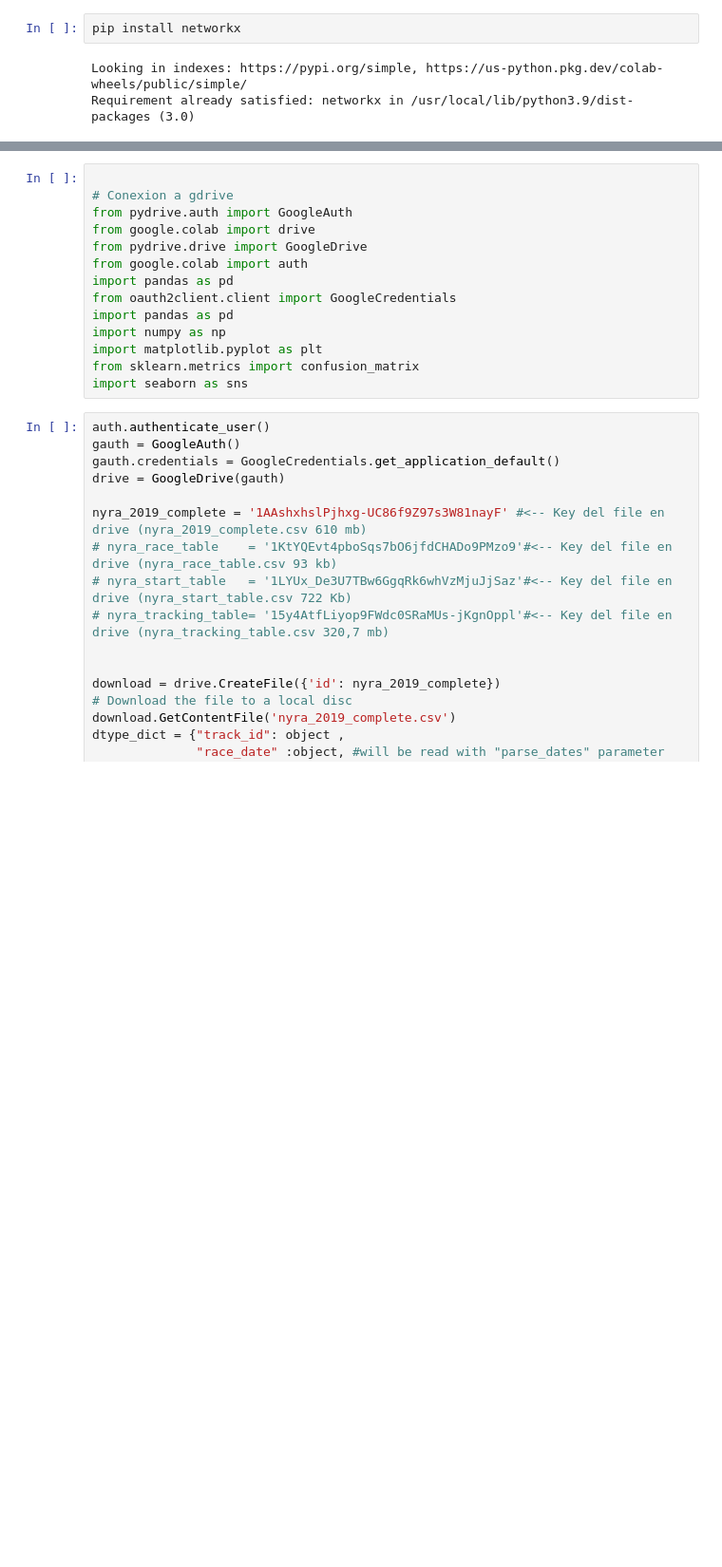
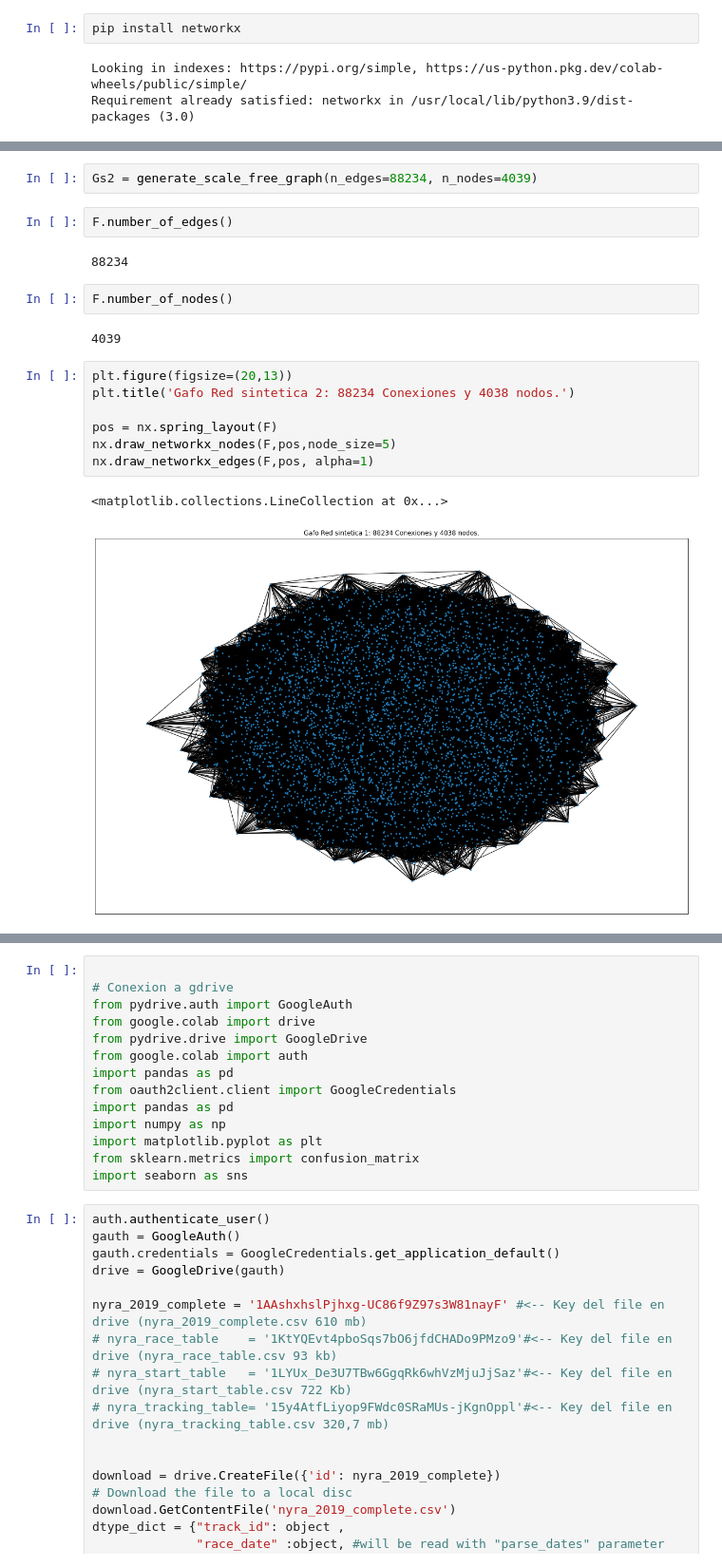
Before and after one commit to jsebastianquiroga/Topicos_analitica, a Jupyter notebook: Notebook/Social_Network_1.ipynb, the cells around one changed output, grey strips where cells are left out. Shown at 95% size. Saved outputs shown, nothing was run; the diff lists cells and outputs as text; blank space fills up the shorter version.

```diff
--- a/Notebook/Social_Network_1.ipynb
+++ b/Notebook/Social_Network_1.ipynb
@@ -135,0 +195,20 @@ NameError: ignored
+# %%
+Gs2 = generate_scale_free_graph(n_edges=88234, n_nodes=4039)
+# %%
+F.number_of_edges()
+# %% [output]
+88234
+# %%
+F.number_of_nodes()
+# %% [output]
+4039
+# %%
+plt.figure(figsize=(20,13))
+plt.title('Gafo Red sintetica 2: 88234 Conexiones y 4038 nodos.')
+
+pos = nx.spring_layout(F)
+nx.draw_networkx_nodes(F,pos,node_size=5)
+nx.draw_networkx_edges(F,pos, alpha=1)
+# %% [output]
+<matplotlib.collections.LineCollection at 0x...>
+[figure, added]
```
Also changed, not shown: parts of 19 cells of this notebook.
